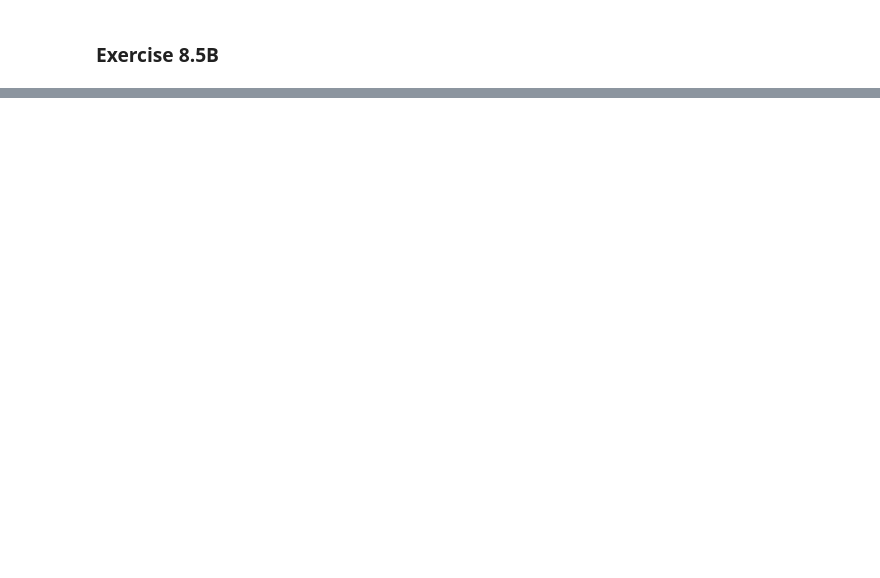
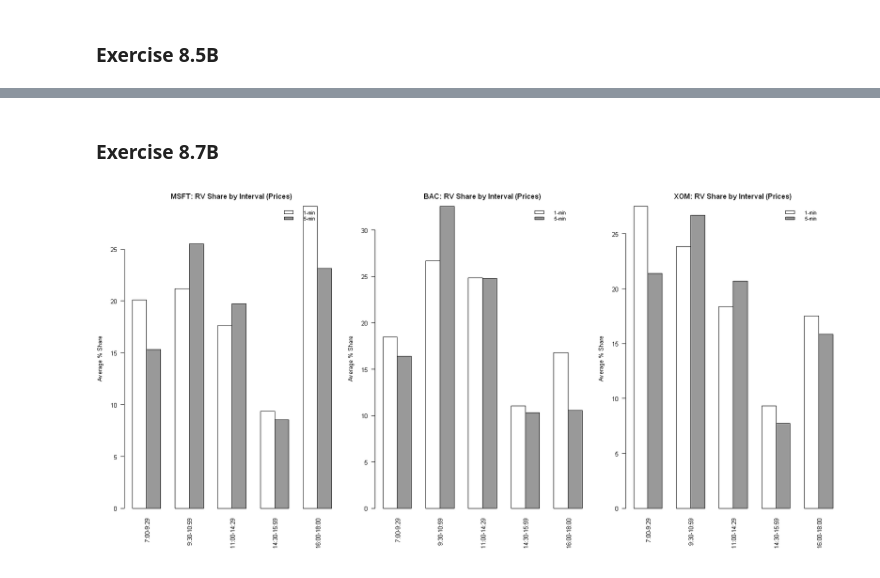
Before and after one commit to ahojdobryden/FiCox, a Jupyter notebook: HA3/HW3.ipynb, the cells around one changed output, grey strips where cells are left out. Cells and saved outputs as stored; diff of their text form; code cells hidden in the pictures; blank space fills up the shorter version.

```diff
--- a/HA3/HW3.ipynb
+++ b/HA3/HW3.ipynb
@@ -1409,0 +1585,24 @@ print(colMeans(xom_combined_pr_5min[, 2:6], na.rm = TRUE))
+# %%
+# MSFT
+msft_pct_pr_5min <- (msft_combined_pr_5min[, 2:6] / as.numeric(msft_combined_pr_5min[, 1])) * 100
+msft_pct_pr_5min[is.na(msft_pct_pr_5min) | msft_pct_pr_5min == Inf] <- 0
+colnames(msft_pct_pr_5min) <- labels
+msft_avg_pct_pr_5min <- colMeans(msft_pct_pr_5min, na.rm = TRUE)
+barplot(msft_avg_pct_pr_5min, col = plot_colors, las = 2,
+        ylab = "Average % Share", main = "MSFT: Avg Intraday Share (Prices, 5-min)")
+
+# BAC
+bac_pct_pr_5min <- (bac_combined_pr_5min[, 2:6] / as.numeric(bac_combined_pr_5min[, 1])) * 100
+bac_pct_pr_5min[is.na(bac_pct_pr_5min) | bac_pct_pr_5min == Inf] <- 0
+colnames(bac_pct_pr_5min) <- labels
+bac_avg_pct_pr_5min <- colMeans(bac_pct_pr_5min, na.rm = TRUE)
+barplot(bac_avg_pct_pr_5min, col = plot_colors, las = 2,
+        ylab = "Average % Share", main = "BAC: Avg Intraday Share (Prices, 5-min)")
+
+# XOM
+xom_pct_pr_5min <- (xom_combined_pr_5min[, 2:6] / as.numeric(xom_combined_pr_5min[, 1])) * 100
+xom_pct_pr_5min[is.na(xom_pct_pr_5min) | xom_pct_pr_5min == Inf] <- 0
+colnames(xom_pct_pr_5min) <- labels
+xom_avg_pct_pr_5min <- colMeans(xom_pct_pr_5min, na.rm = TRUE)
+barplot(xom_avg_pct_pr_5min, col = plot_colors, las = 2,
+        ylab = "Average % Share", main = "XOM: Avg Intraday Share (Prices, 5-min)")
@@ -1409,0 +1613,22 @@ print(colMeans(xom_combined_pr_5min[, 2:6], na.rm = TRUE))
+# %% [markdown]
+### Exercise 8.7B
+# %%
+par(mfrow = c(1, 3), mar = c(7, 4, 3, 1))
+
+stocks <- list(
+  list(name = "MSFT", p1 = msft_avg_pct_pr, p5 = msft_avg_pct_pr_5min),
+  list(name = "BAC",  p1 = bac_avg_pct_pr,  p5 = bac_avg_pct_pr_5min),
+  list(name = "XOM",  p1 = xom_avg_pct_pr,  p5 = xom_avg_pct_pr_5min)
+)
+for (s in stocks) {
+  # rows = 1-min / 5-min, cols = intervals -> beside=TRUE gives paired bars per interval
+  mat <- rbind("1-min" = s$p1, "5-min" = s$p5)
+  colnames(mat) <- labels
+  barplot(mat, col = c("white", "gray60"), beside = TRUE,
+          las = 2, ylab = "Average % Share",
+          main = paste0(s$name, ": RV Share by Interval (Prices)"),
+          legend.text = TRUE,
+          args.legend = list(x = "topright", bty = "n", cex = 0.8))
+}
+# %% [output]
+[figure, added]
```
Also changed, not shown: parts of 29 cells of this notebook.
